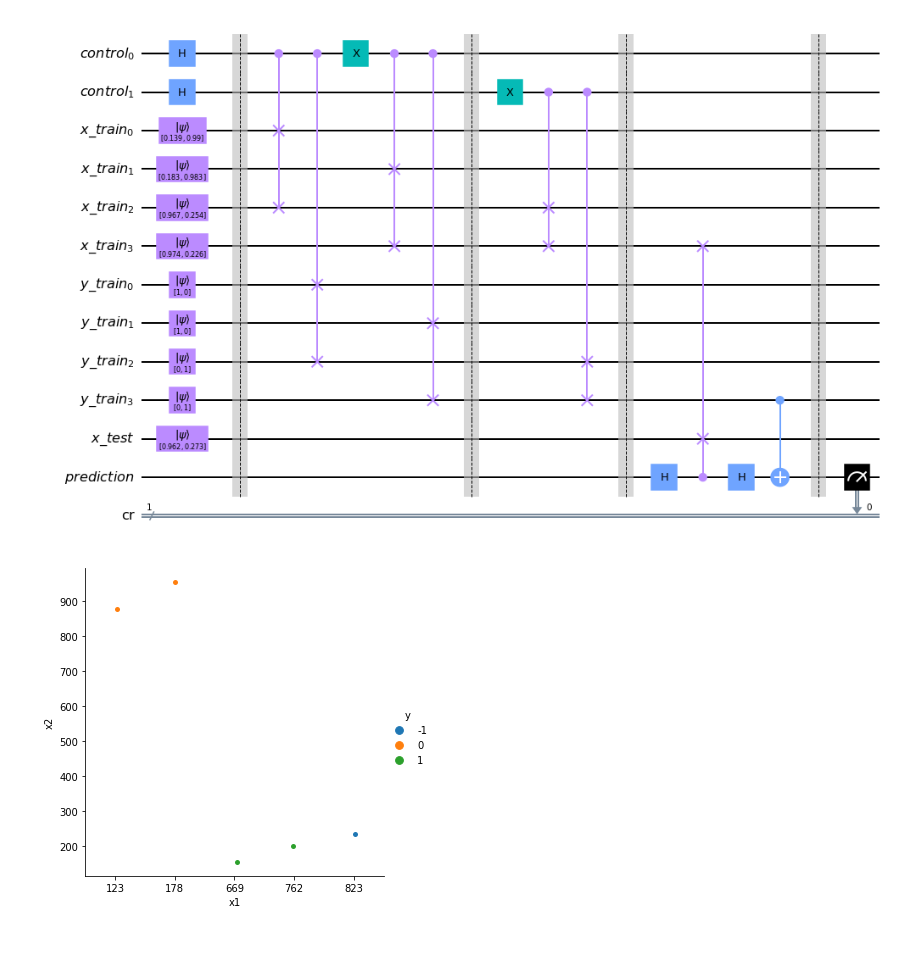
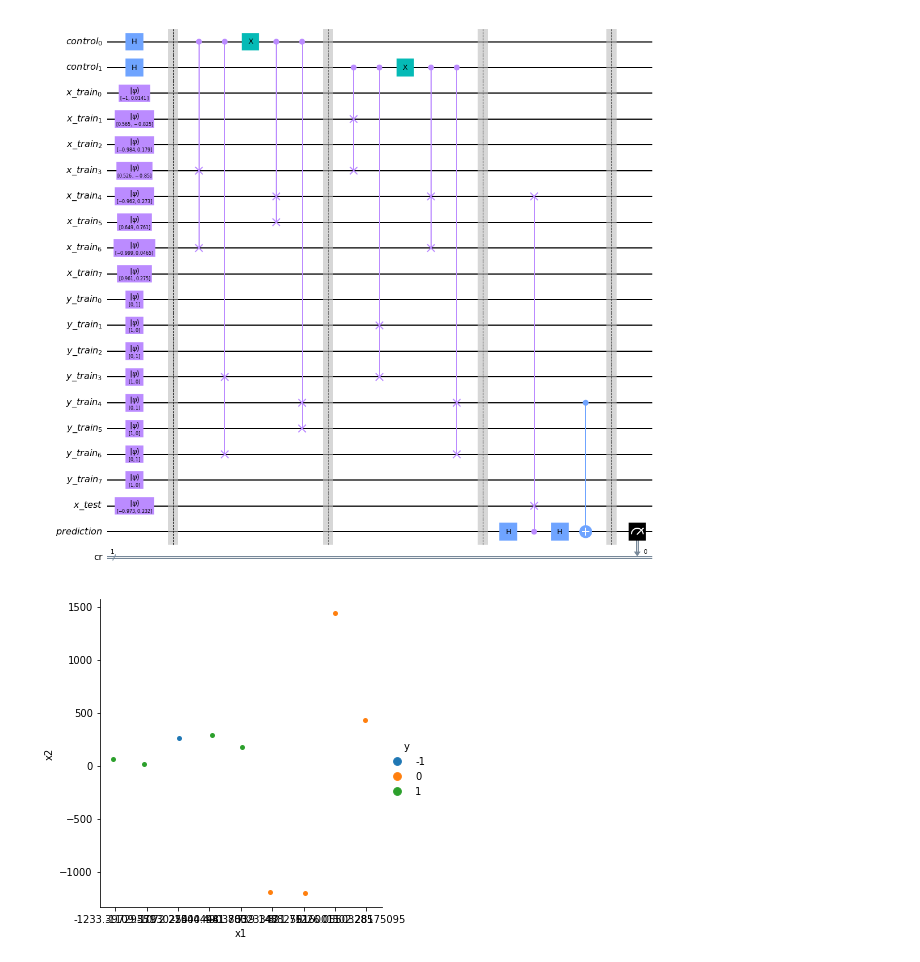
Before and after one commit to andrewliu2001/quantum-ensemble, a Jupyter notebook: test_run.ipynb, the cells around one changed output. Saved outputs shown, nothing was run; the diff lists cells and outputs as text; code cells hidden in the pictures.

Commit message:
Implemented randomization of unitary transformations + some testing on MNIST

```diff
--- a/test_run.ipynb
+++ b/test_run.ipynb
@@ -30,8 +48,7 @@ def stateprep(x_train, y_train, x_test, d):
   stateprep = QuantumCircuit(control_reg, x_train_reg, y_train_reg, x_test_reg, prediction_reg)
 
   #create uniform superposition of control qubits
-  for i in range(d):
-    stateprep.h(i)
+  stateprep.h(control_reg)
 
 
   #initialize training data
@@ -100,9 +113,12 @@ def cosine_classifier(N, d):
 
   f = QuantumCircuit(control_reg, x_train_reg, y_train_reg, x_test_reg, prediction_reg)
   f.h(prediction_reg[0])
-  f.cswap(prediction_reg[0], x_train_reg[N-1], x_test_reg[0])
+
+  k = random.sample(range(0, N), 1)
+
+  f.cswap(prediction_reg[0], x_train_reg[k], x_test_reg[0])
   f.h(prediction_reg[0])
-  f.cx(y_train_reg[N-1], prediction_reg[0])
+  f.cx(y_train_reg[k], prediction_reg[0])
   f.barrier()
 
   return f
@@ -135,32 +151,38 @@ def plot_data(x_train, y_train, x_test):
 
     return
 # %%
-x_train = [[123, 879], [178, 954], [762, 200], [669, 155]]
+x_train = [[-1109.57930254,    15.64564125],
+       [  821.76160011, -1200.97483261],
+       [ -941.78023347,   171.8209733 ],
+       [  739.14882591, -1194.80882602],
+       [-1004.4903803 ,   285.07466299],
+       [ 1226.05503285,  1436.05445621],
+       [-1233.39729351,    57.38478307],
+       [ 1502.28175095,   429.8031418 ]]
 x_train = np.asarray(x_train)
 
-y_train = [0, 0, 1, 1]
+y_train = [ True, False,  True, False,  True, False,  True, False]
 y_train = np.asarray(y_train)
 
-x_test = [823, 234]
+x_test = [-1072.22540448,  255.76658471]
+
 x_test = np.asarray(x_test)
 
 plot_data(x_train, y_train, x_test)
 
 
 
+d = 2
+
 N = x_train.shape[0]
-d = 2
 
 circ = stateprep(x_train, y_train, x_test, d)
 circ += superposition_sampler(x_train, y_train, x_test, d)
-circ.draw(output = 'mpl')
-
-
 circ += cosine_classifier(N, d)
 circ += measure()
-circ.draw(output = 'mpl')
+circ.draw(output='mpl')
 # %% [output]
-[figure, old version]
+[figure, new version]
-[figure, old version]
+[figure, new version]
 # %%
 # train and predict
```
Also changed, not shown: parts of 15 cells of this notebook, 3 other files.
